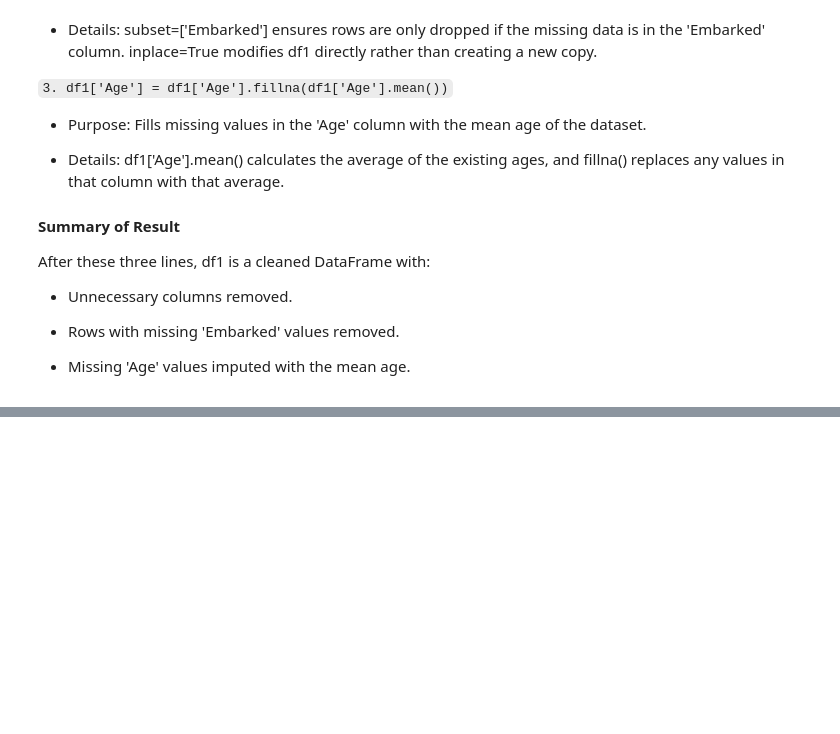
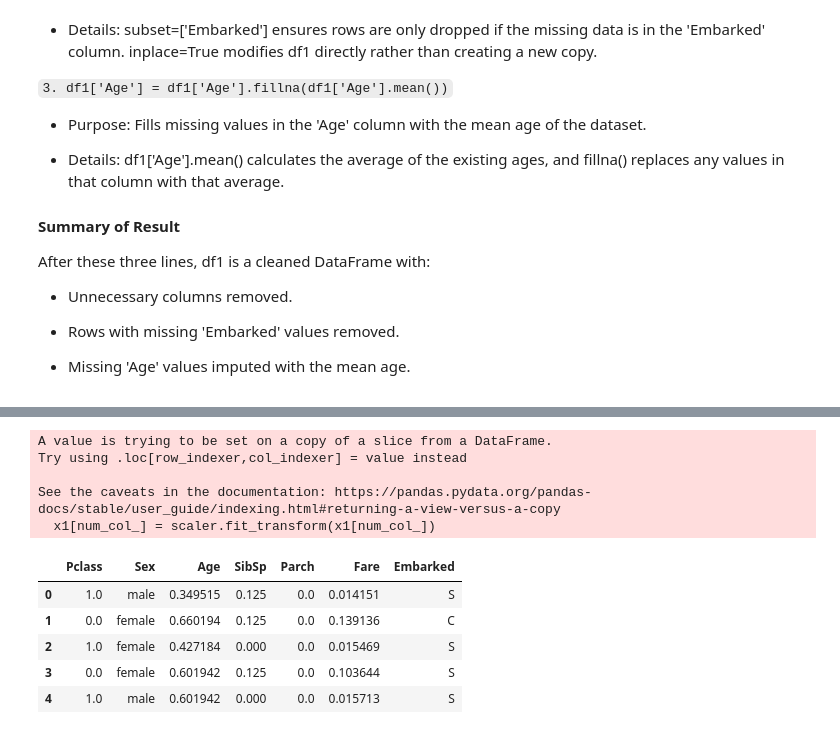
Before and after one commit to prodigy234/Artificial-Intelligence-Full-Course, a Jupyter notebook: Machine Learning/Notes/4.Data Cleaning.ipynb, the cells around one changed output, grey strips where cells are left out. Saved outputs shown, nothing was run; the diff lists cells and outputs as text; code cells hidden in the pictures; blank space fills up the shorter version.

```diff
--- a/Machine Learning/Notes/4.Data Cleaning.ipynb
+++ b/Machine Learning/Notes/4.Data Cleaning.ipynb
@@ -246,0 +381,7 @@ After these three lines, df1 is a cleaned DataFrame with:
+# %%
+X = df3[['Pclass','Sex','Age', 'SibSp','Parch','Fare','Embarked']]
+Y = df3['Survived']
+# This step prepares the dataset for machine learning by separating it into features (X) and the target variable (Y).
+# The selected columns (Pclass, Sex, Age, SibSp, Parch, Fare, Embarked) are used as independent variables because they can influence survival,
+# while Survived is the target the model will predict.
+# This structure is essential for training a model to learn the relationship between passenger characteristics and survival outcomes.
@@ -246,0 +394,25 @@ After these three lines, df1 is a cleaned DataFrame with:
+# %%
+from sklearn.preprocessing import MinMaxScaler
+
+scaler = MinMaxScaler(feature_range=(0, 1))
+
+num_col_ = [col for col in X.columns if X[col].dtype != 'object']
+x1 = X
+x1[num_col_] = scaler.fit_transform(x1[num_col_])
+x1.head()
+
+# This code applies Min-Max Scaling to normalize the numerical features in your dataset so they all fall within the range 0 to 1.
+# It first identifies numeric columns (num_col_), then uses MinMaxScaler to transform those columns while leaving categorical ones unchanged.
+# The result (x1) is a scaled dataset where features are on the same scale, which helps machine learning models perform better and converge faster.
+# %% [output]
+A value is trying to be set on a copy of a slice from a DataFrame.
+Try using .loc[row_indexer,col_indexer] = value instead
+
+See the caveats in the documentation: https://pandas.pydata.org/pandas-docs/stable/user_guide/indexing.html#returning-a-view-versus-a-copy
+  x1[num_col_] = scaler.fit_transform(x1[num_col_])
+|  | Pclass | Sex | Age | SibSp | Parch | Fare | Embarked |
+| 0 | 1.0 | male | 0.349515 | 0.125 | 0.0 | 0.014151 | S |
+| 1 | 0.0 | female | 0.660194 | 0.125 | 0.0 | 0.139136 | C |
+| 2 | 1.0 | female | 0.427184 | 0.000 | 0.0 | 0.015469 | S |
+| 3 | 0.0 | female | 0.601942 | 0.125 | 0.0 | 0.103644 | S |
+| 4 | 1.0 | male | 0.601942 | 0.000 | 0.0 | 0.015713 | S |
```
Also changed, not shown: parts of 21 cells of this notebook, 2 other files.
